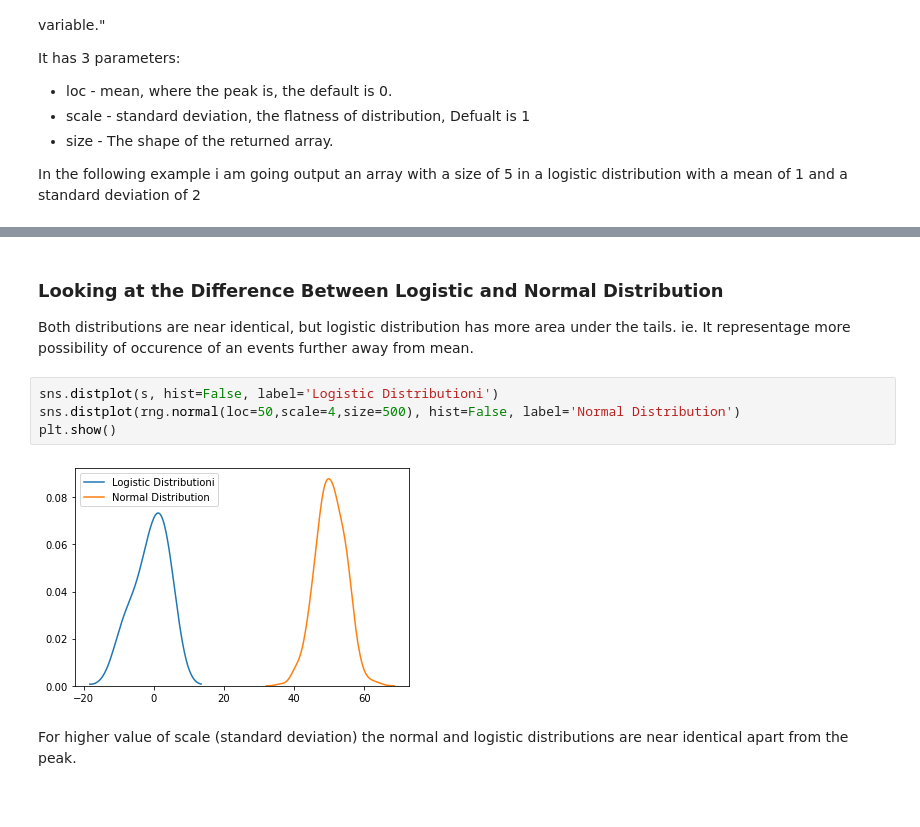
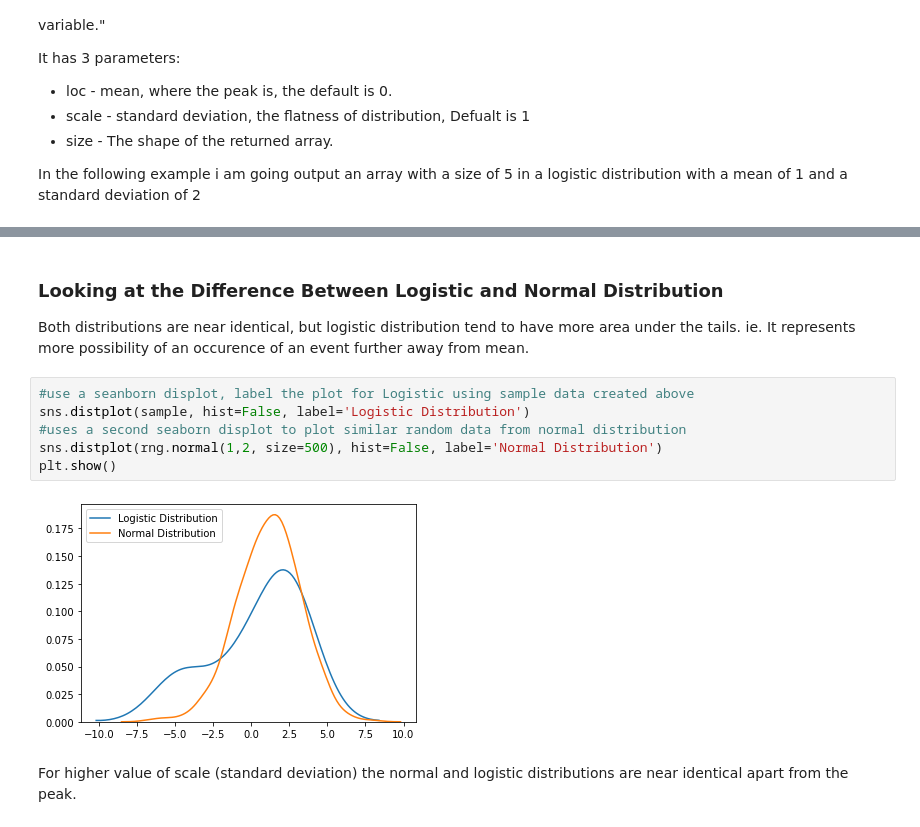
Before and after one commit to brendantipp/sem2_prog_data_analysis_assignment, a Jupyter notebook: explaining.numpy.random.ipynb, the cells around one changed output, grey strips where cells are left out. Drawn from its saved outputs; the diff is of its cells as text.

```diff
--- a/explaining.numpy.random.ipynb
+++ b/explaining.numpy.random.ipynb
@@ -383,13 +386,15 @@ plt.show
 # %% [markdown]
 ### Looking at the Difference Between Logistic and Normal Distribution
 
-Both distributions are near identical, but logistic distribution has more area under the tails. ie. It representage more possibility of occurence of an events further away from mean.
+Both distributions are near identical, but logistic distribution tend to have more area under the tails. ie. It represents more possibility of an occurence of an event further away from mean.
 # %%
-sns.distplot(s, hist=False, label='Logistic Distributioni')
-sns.distplot(rng.normal(loc=50,scale=4,size=500), hist=False, label='Normal Distribution')
+#use a seanborn displot, label the plot for Logistic using sample data created above
+sns.distplot(sample, hist=False, label='Logistic Distribution')
+#uses a second seaborn displot to plot similar random data from normal distribution
+sns.distplot(rng.normal(1,2, size=500), hist=False, label='Normal Distribution')
 plt.show()
 # %% [output]
-[figure, old version]
+[figure, new version]
 # %% [markdown]
 For higher value of scale (standard deviation) the normal and logistic distributions are near identical apart from the peak.
 # %% [markdown]
```
Also changed, not shown: parts of 35 cells of this notebook.
